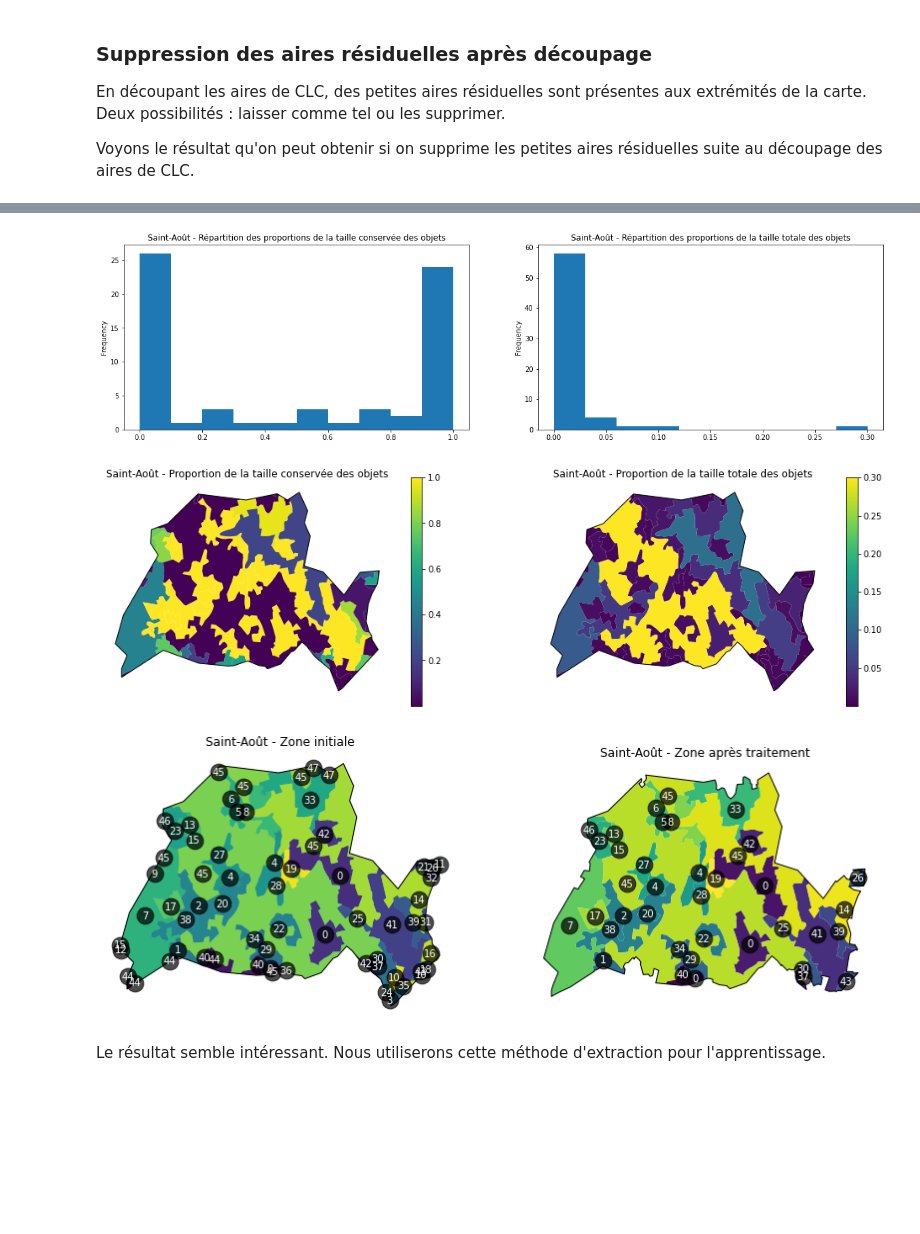
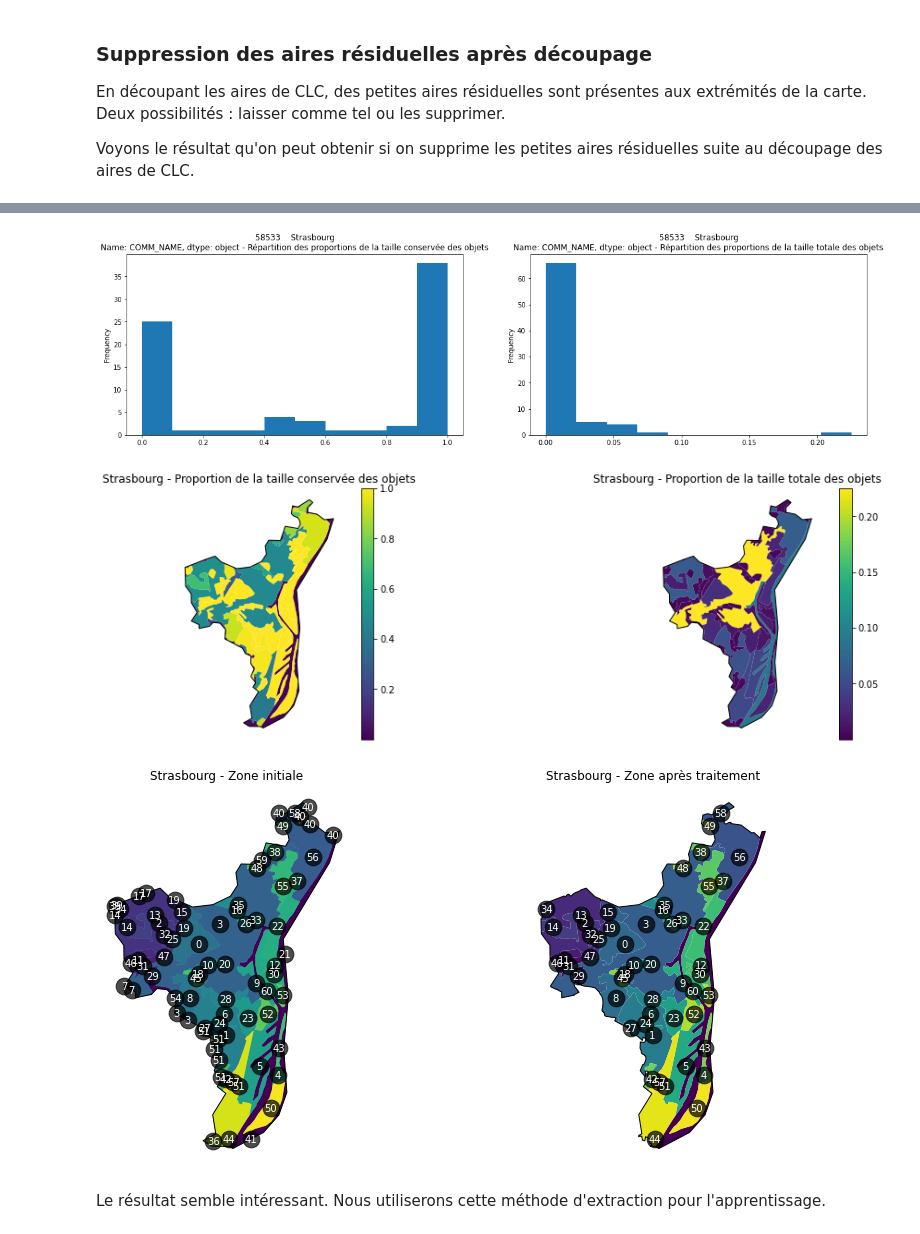
Before and after one commit to massimovenuti/clc-graph-deep-learning, a Jupyter notebook: notebooks/communes_data.ipynb, the cells around one changed output, grey strips where cells are left out. Cells and saved outputs as stored; diff of their text form; code cells hidden in the pictures; blank space fills up the shorter version.

```diff
--- a/notebooks/communes_data.ipynb
+++ b/notebooks/communes_data.ipynb
@@ -163,7 +133,7 @@ clc_path = "../data/raw_data/clc/u2018_clc2018_v2020_20u1_geoPackage/DATA/U2018_
 # %%
 legend = pd.read_csv("../data/raw_data/clc/u2018_clc2018_v2020_20u1_geoPackage/Legend/clc_legend.csv")
 # %%
-commune = communes_selected.iloc[0]
+commune = communes_gdf[communes_gdf['COMM_NAME'] == 'Strasbourg']
 commune_clc = gpd.read_file(clc_path, mask=commune["geometry"])
 commune_clc["land_type"] = commune_clc["Code_18"].map(lambda x: legend[legend["CLC_CODE"] == int(x)]["LABEL1"].iloc[0])
 
@@ -270,6 +238,9 @@ commune_clc["total_area"] = commune_clc.area
 commune_clc = commune_clc.drop("Area_Ha", axis="columns")
 
 commune_clc_clipped = commune_clc.clip(commune["geometry"])
+
+commune_clc_clipped['num'] = commune_clc_clipped['ID'].astype('category').cat.codes
+
 commune_clc_clipped = commune_clc_clipped.explode(index_parts=False)
 commune_clc_clipped["object_proportion"] = commune_clc_clipped.area / commune_clc_clipped["total_area"]
 commune_clc_clipped["total_proportion"] = commune_clc_clipped.area / commune_clc_clipped.area.sum()
@@ -286,30 +272,30 @@ plt.title(f"{commune['COMM_NAME']} - Répartition des proportions de la taille t
 
 plt.show()
 # %% [output]
-[figure, old version]
+[figure, new version]
 # %%
 plt.figure(figsize=(17, 5))
 
 ax = plt.subplot(121)
 exterior.plot(ax=ax, color="black", linewidth=1)
 commune_clc_clipped.plot("object_proportion", legend=True, ax=ax)
 ax.set_axis_off()
-plt.title(f"{commune['COMM_NAME']} - Proportion de la taille conservée des objets")
+plt.title(f"{commune['COMM_NAME'].iloc[0]} - Proportion de la taille conservée des objets")
 
 ax = plt.subplot(122)
 exterior.plot(ax=ax, color="black", linewidth=1)
 commune_clc_clipped.plot("total_proportion", legend=True, ax=ax)
 ax.set_axis_off()
-plt.title(f"{commune['COMM_NAME']} - Proportion de la taille totale des objets")
+plt.title(f"{commune['COMM_NAME'].iloc[0]} - Proportion de la taille totale des objets")
 
 plt.show()
 # %% [output]
-[figure, old version]
+[figure, new version]
 # %%
-residus = commune_clc_clipped[
-    (commune_clc_clipped["object_proportion"] < 0.50) & (commune_clc_clipped["total_proportion"] < 0.01)]
+# residus = commune_clc_clipped[
+#     (commune_clc_clipped["object_proportion"] < 0.20) & (commune_clc_clipped["total_proportion"] < 0.01)]
 communes_clc_bis = commune_clc_clipped[
-    (commune_clc_clipped["object_proportion"] >= 0.50) | (commune_clc_clipped["total_proportion"] >= 0.01)]
+    (commune_clc_clipped["object_proportion"] >= 0.20) | (commune_clc_clipped["total_proportion"] >= 0.01)]
 
 plt.figure(figsize=(14, 7))
 
@@ -317,15 +303,15 @@ ax = plt.subplot(121)
 exterior.plot(ax=ax, color="black", linewidth=1)
 commune_clc_clipped.plot(ax=ax)
 plot_map_num(commune_clc_clipped, ax=ax)
-plt.title(f"{commune['COMM_NAME']} - Zone initiale")
+plt.title(f"{commune['COMM_NAME'].iloc[0]} - Zone initiale")
 
 ax = plt.subplot(122)
 communes_clc_bis.dissolve().exterior.plot(ax=ax, color="black", linewidth=1)
 plot_map_num(communes_clc_bis, ax=ax)
-plt.title(f"{commune['COMM_NAME']} - Zone après traitement")
+plt.title(f"{commune['COMM_NAME'].iloc[0]} - Zone après traitement")
 
 plt.show()
 # %% [output]
-[figure, old version]
+[figure, new version]
 # %% [markdown]
 Le résultat semble intéressant. Nous utiliserons cette méthode d'extraction pour l'apprentissage.
```
Also changed, not shown: parts of 16 cells of this notebook, 54 other files.
